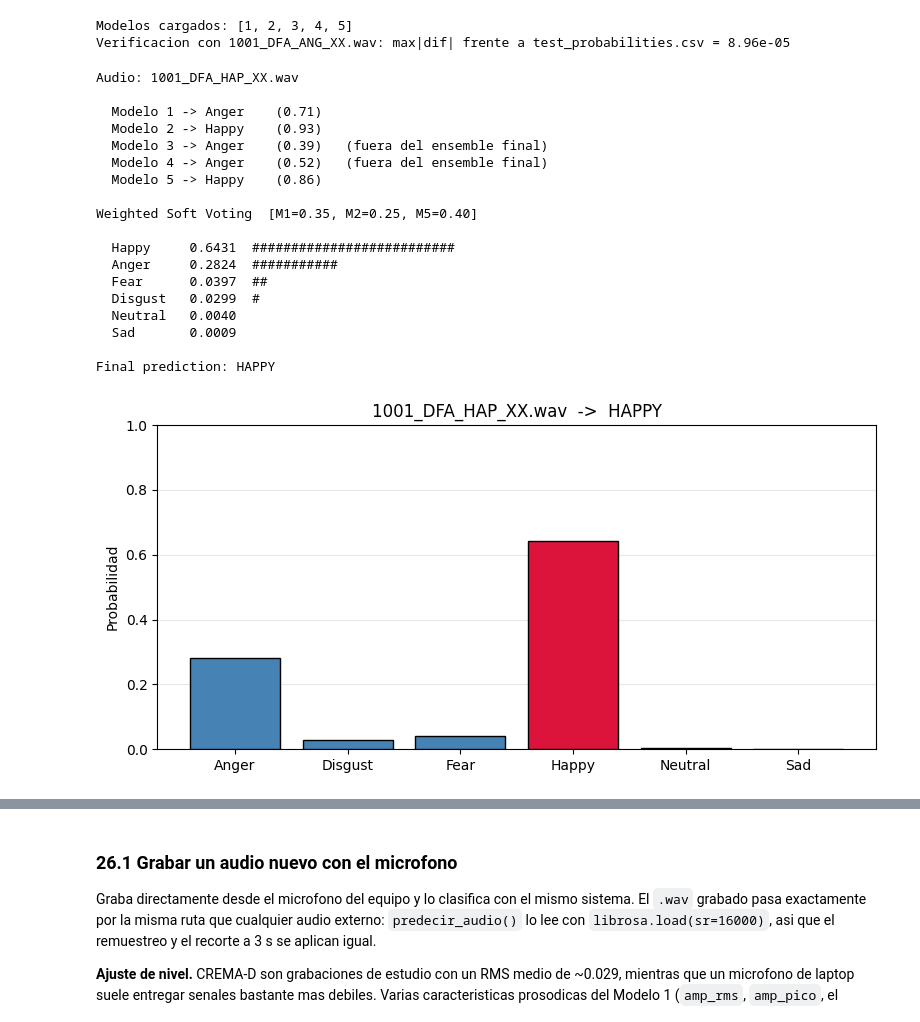
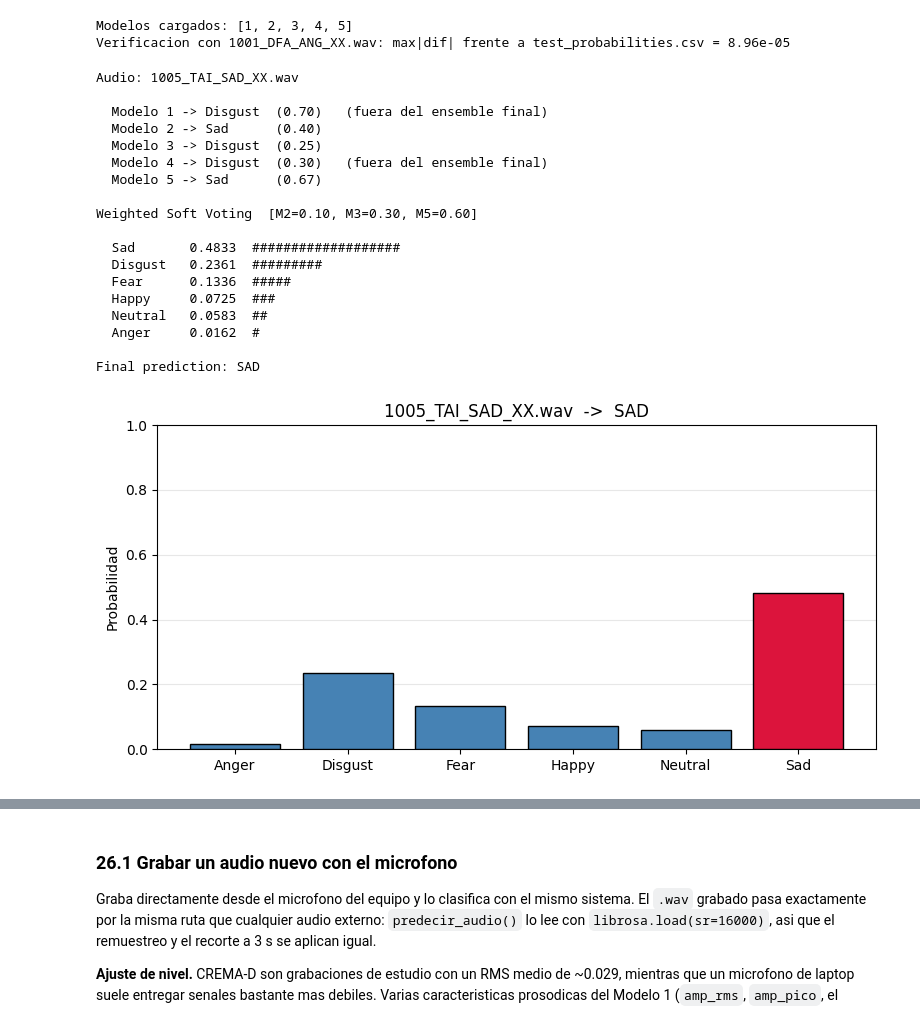
Before and after one commit to Aleortz/CREMA--D-Assembly-, a Jupyter notebook: Notebook/clasification-of-emotions.ipynb, the cells around one changed output, grey strips where cells are left out. Drawn from its saved outputs; the diff is of its cells as text; code cells hidden in the pictures.

```diff
--- a/Notebook/clasification-of-emotions.ipynb
+++ b/Notebook/clasification-of-emotions.ipynb
@@ -2376,49 +2376,50 @@ def mostrar_prediccion(ruta_wav, reproducir=True):
         print(f'  Modelo {m} -> {NOMBRES[etq].capitalize():8s} '
               f'({probs_audio[m].max():.2f}){marca}')
 
     P_ens = np.sum([w * probs_audio[m] for m, w in zip(MODELOS_FINAL, PESOS_FINAL)], axis=0)
     print(f'\nWeighted Soft Voting  [{fmt_pesos(MODELOS_FINAL, PESOS_FINAL)}]\n')
     for c, p in sorted(zip(CLASSES, P_ens), key=lambda t: -t[1]):
         print(f'  {NOMBRES[c].capitalize():9s} {p:.4f}  {"#" * int(round(p*40))}')
 
     final = CLASSES[int(np.argmax(P_ens))]
     print(f'\nFinal prediction: {NOMBRES[final].upper()}')
 
     fig, ax = plt.subplots(figsize=(8, 4))
     col = ['crimson' if c == final else 'steelblue' for c in CLASSES]
     ax.bar([NOMBRES[c].capitalize() for c in CLASSES], P_ens,
            color=col, edgecolor='black', zorder=3)
     ax.set_ylabel('Probabilidad'); ax.set_ylim(0, 1)
     ax.set_title(f'{os.path.basename(ruta_wav)}  ->  {NOMBRES[final].upper()}')
     ax.grid(axis='y', alpha=0.3, zorder=0)
     plt.tight_layout(); plt.show()
 
     return (ipd.Audio(ruta_wav) if reproducir else None)
 
 
-AUDIO_PATH = os.path.join(DATASET_ROOT, '1001_DFA_HAP_XX.wav')   # <-- cambia esto
+
+AUDIO_PATH = os.path.join(DATASET_ROOT, '1005_TAI_SAD_XX.wav')   # <-- cambia esto
 
 mostrar_prediccion(AUDIO_PATH)
 # %% [output]
-Audio: 1001_DFA_HAP_XX.wav
+Audio: 1005_TAI_SAD_XX.wav
 
-  Modelo 1 -> Anger    (0.71)
-  Modelo 2 -> Happy    (0.93)
-  Modelo 3 -> Anger    (0.39)   (fuera del ensemble final)
-  Modelo 4 -> Anger    (0.52)   (fuera del ensemble final)
-  Modelo 5 -> Happy    (0.86)
+  Modelo 1 -> Disgust  (0.70)   (fuera del ensemble final)
+  Modelo 2 -> Sad      (0.40)
+  Modelo 3 -> Disgust  (0.25)
+  Modelo 4 -> Disgust  (0.30)   (fuera del ensemble final)
+  Modelo 5 -> Sad      (0.67)
 
-Weighted Soft Voting  [M1=0.35, M2=0.25, M5=0.40]
+Weighted Soft Voting  [M2=0.10, M3=0.30, M5=0.60]
 
-  Happy     0.6431  ##########################
-  Anger     0.2824  ###########
-  Fear      0.0397  ##
-  Disgust   0.0299  #
-  Neutral   0.0040
-  Sad       0.0009
+  Sad       0.4833  ###################
+  Disgust   0.2361  #########
+  Fear      0.1336  #####
+  Happy     0.0725  ###
+  Neutral   0.0583  ##
+  Anger     0.0162  #
 
-Final prediction: HAPPY
+Final prediction: SAD
-[figure, old version]
+[figure, new version]
 [interactive output not drawn]
 # %% [markdown]
 ### 26.1 Grabar un audio nuevo con el microfono
```
Also changed, not shown: parts of 2 cells of this notebook, 20 other files.
